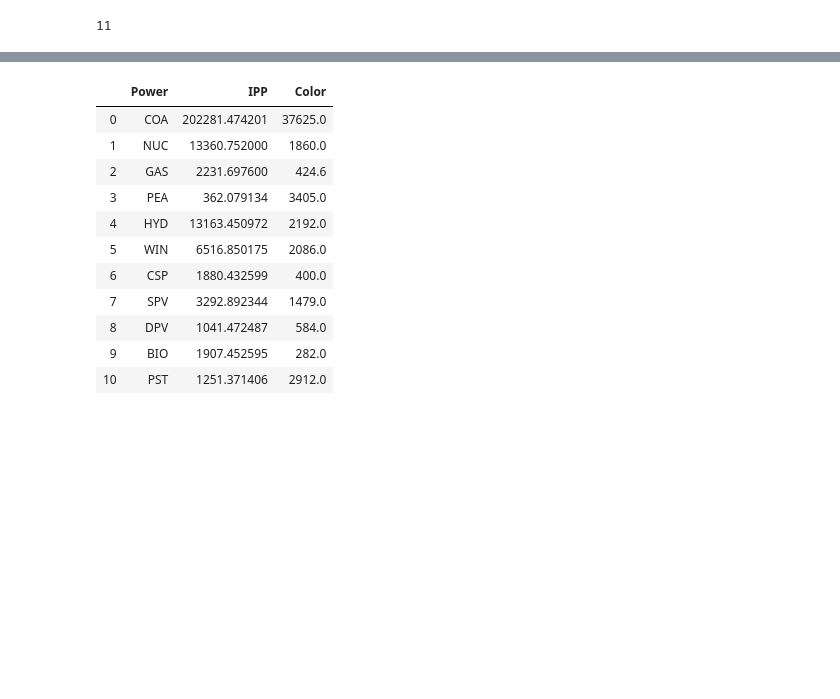
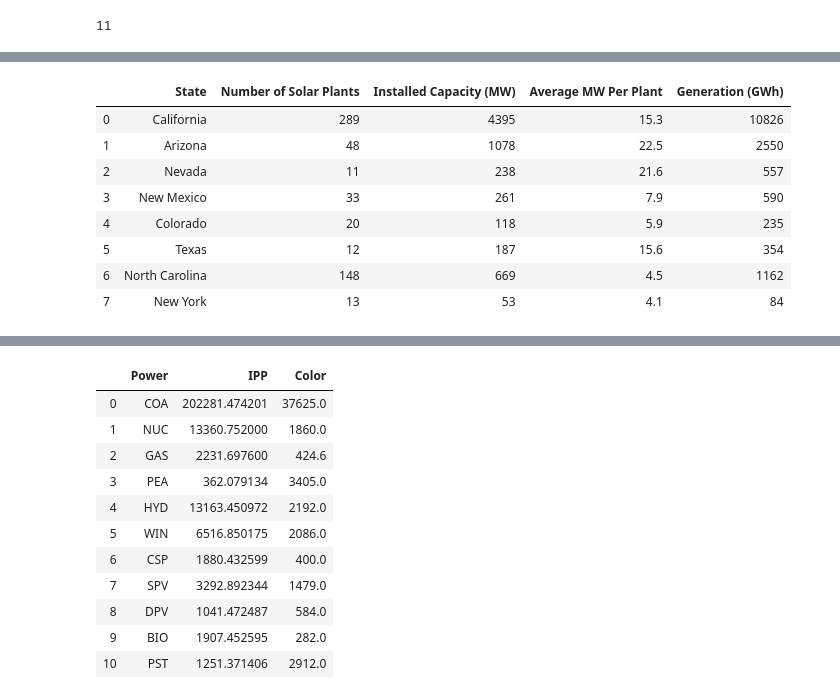
Before and after one commit to Futile21/Jarrad_IPP, a Jupyter notebook: test001-Copy5.ipynb, the cells around one changed output, grey strips where cells are left out. Saved outputs shown, nothing was run; the diff lists cells and outputs as text; code cells hidden in the pictures; blank space fills up the shorter version.

```diff
--- a/test001-Copy5.ipynb
+++ b/test001-Copy5.ipynb
@@ -745,3 +757,15 @@ dash_table.DataTable(
+# %%
+df
+# %% [output]
+|  | State | Number of Solar Plants | Installed Capacity (MW) | Average MW Per Plant | Generation (GWh) |
+| 0 | California | 289 | 4395 | 15.3 | 10826 |
+| 1 | Arizona | 48 | 1078 | 22.5 | 2550 |
+| 2 | Nevada | 11 | 238 | 21.6 | 557 |
+| 3 | New Mexico | 33 | 261 | 7.9 | 590 |
+| 4 | Colorado | 20 | 118 | 5.9 | 235 |
+| 5 | Texas | 12 | 187 | 15.6 | 354 |
+| 6 | North Carolina | 148 | 669 | 4.5 | 1162 |
+| 7 | New York | 13 | 53 | 4.1 | 84 |
 # %%
 dash_table.DataTable(
     id='table',
```
Also changed, not shown: parts of 14 cells of this notebook, 8 other files.
